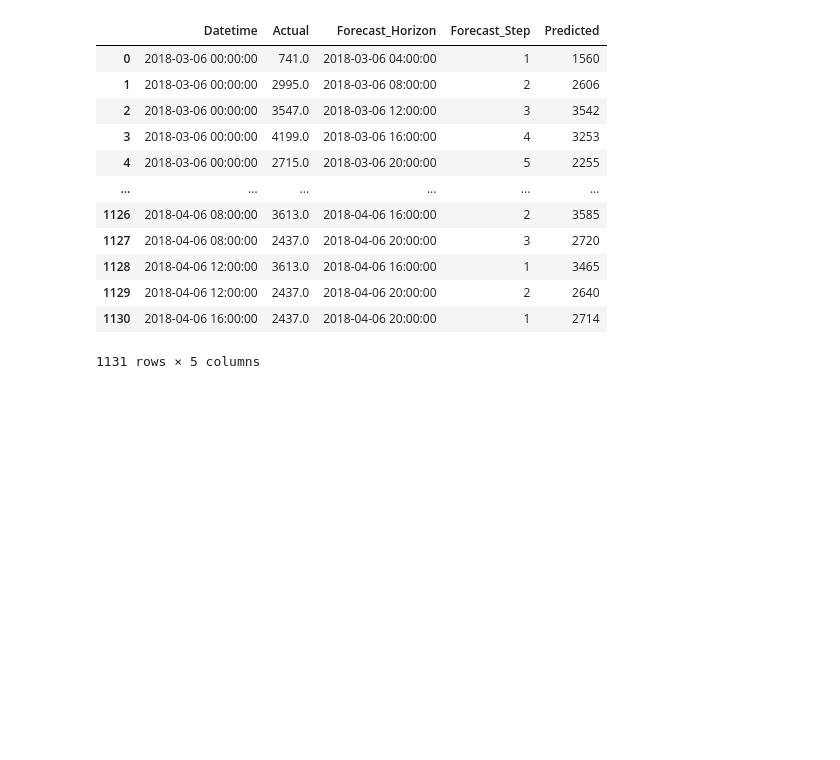
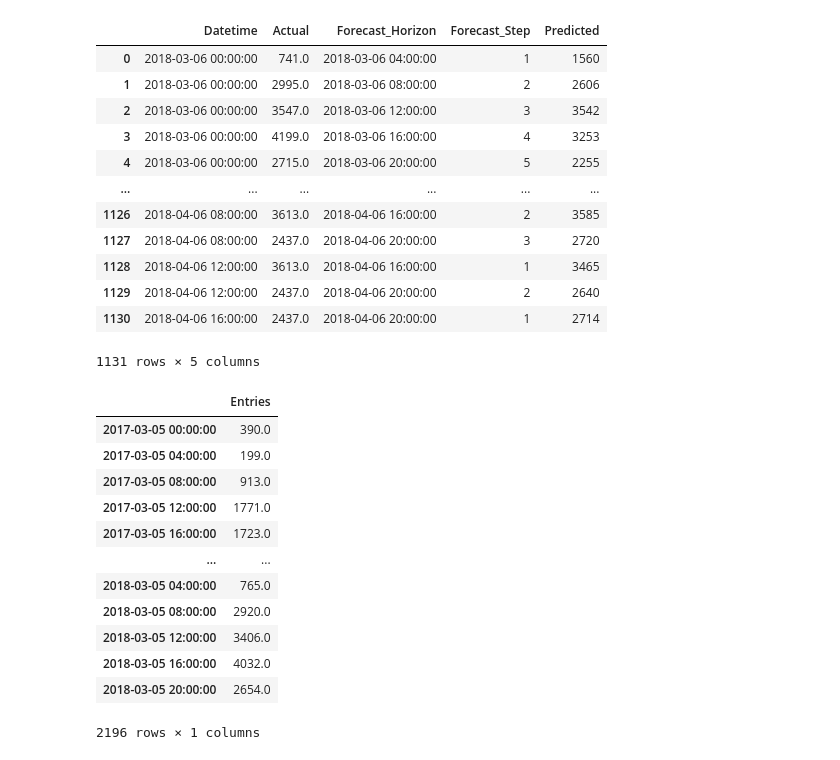
Before and after one commit to wang-yiche/DS5500-Project, a Jupyter notebook: Untitled.ipynb, the cells around one changed output. Saved outputs shown, nothing was run; the diff lists cells and outputs as text; code cells hidden in the pictures; blank space fills up the shorter version.

```diff
--- a/Untitled.ipynb
+++ b/Untitled.ipynb
@@ -99,3 +103,19 @@ new_tool.test_forecast
 | 1129 | 2018-04-06 12:00:00 | 2437.0 | 2018-04-06 20:00:00 | 2 | 2640 |
 | 1130 | 2018-04-06 16:00:00 | 2437.0 | 2018-04-06 20:00:00 | 1 | 2714 |
 1131 rows × 5 columns
+# %%
+train
+# %% [output]
+|  | Entries |
+| 2017-03-05 00:00:00 | 390.0 |
+| 2017-03-05 04:00:00 | 199.0 |
+| 2017-03-05 08:00:00 | 913.0 |
+| 2017-03-05 12:00:00 | 1771.0 |
+| 2017-03-05 16:00:00 | 1723.0 |
+| ... | ... |
+| 2018-03-05 04:00:00 | 765.0 |
+| 2018-03-05 08:00:00 | 2920.0 |
+| 2018-03-05 12:00:00 | 3406.0 |
+| 2018-03-05 16:00:00 | 4032.0 |
+| 2018-03-05 20:00:00 | 2654.0 |
+2196 rows × 1 columns
```
Also changed, not shown: parts of 7 cells of this notebook, 4 other files.
